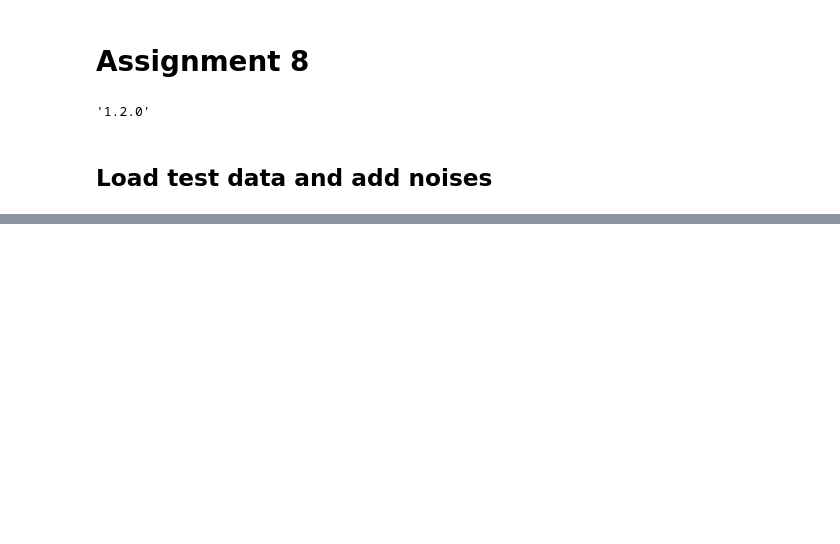
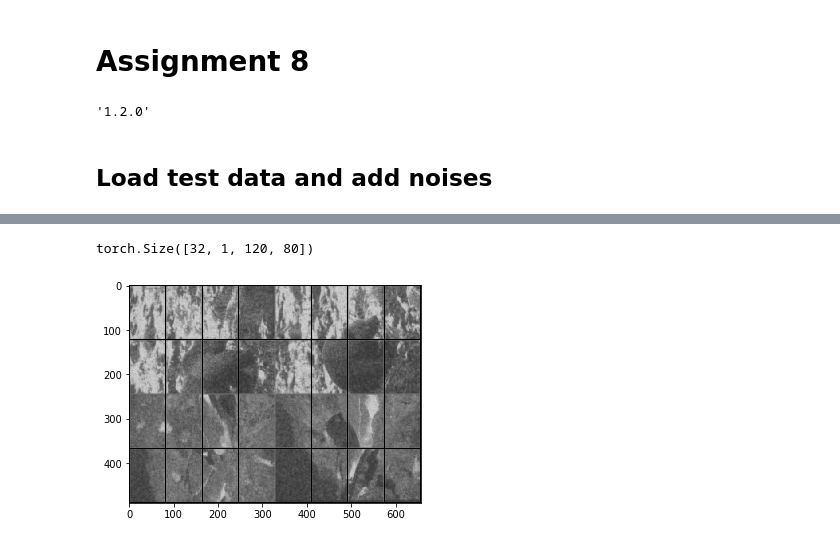
Before and after one commit to ddamddi/ml-project, a Jupyter notebook: Assignment#8/Assignment8.ipynb, the cells around one changed output, grey strips where cells are left out. Cells and saved outputs as stored; diff of their text form; code cells hidden in the pictures; blank space fills up the shorter version.

```diff
--- a/Assignment#8/Assignment8.ipynb
+++ b/Assignment#8/Assignment8.ipynb
@@ -80,0 +231,10 @@ print(activateNoises(traindata, 0.4))
+# %%
+noises = noises.cuda()
+
+output = model(Variable(noises))
+print(output.shape)
+output = output.cpu().detach()
+imshow(torchvision.utils.make_grid(output))
+# %% [output]
+torch.Size([32, 1, 120, 80])
+[figure, added]
```
Also changed, not shown: parts of 11 cells of this notebook.
